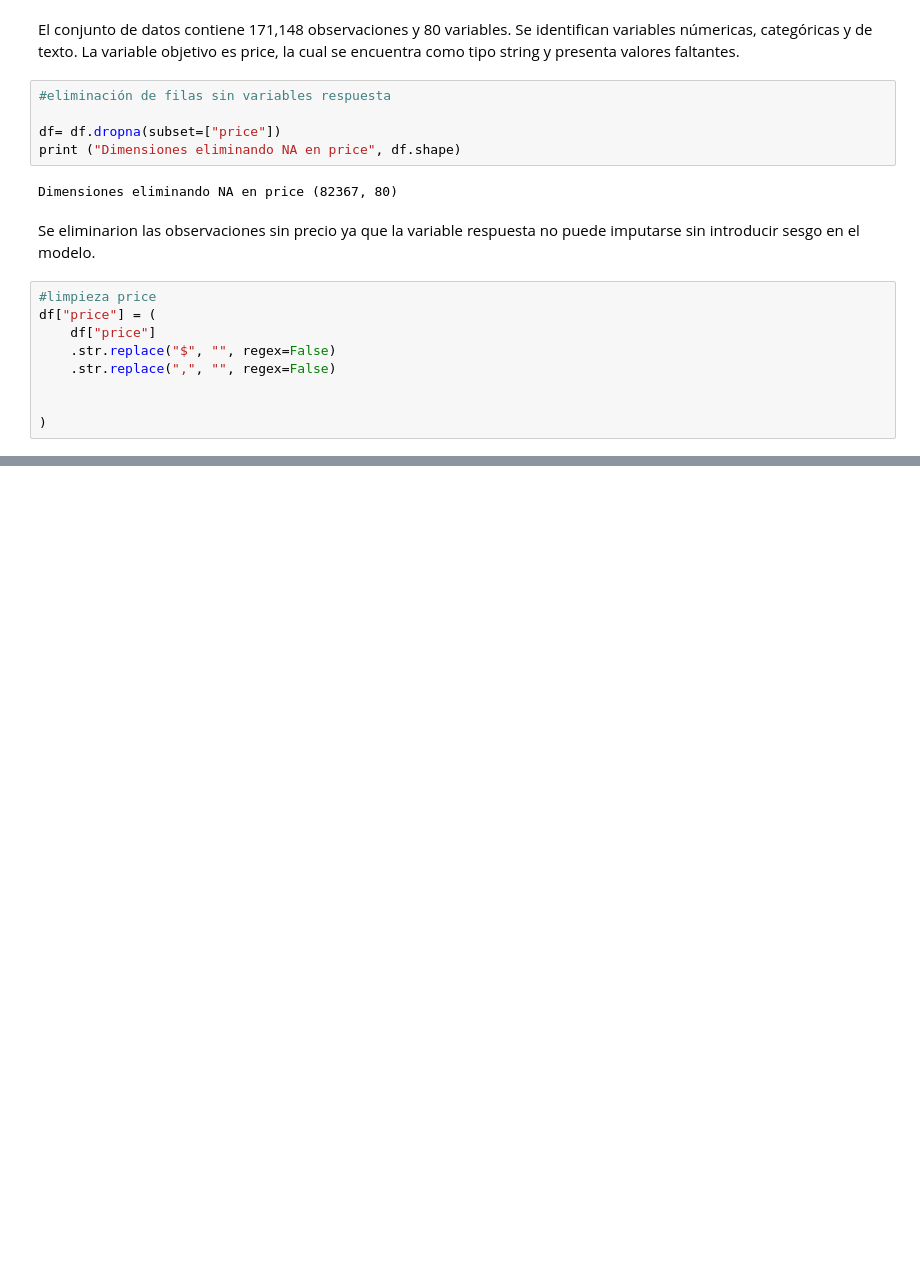
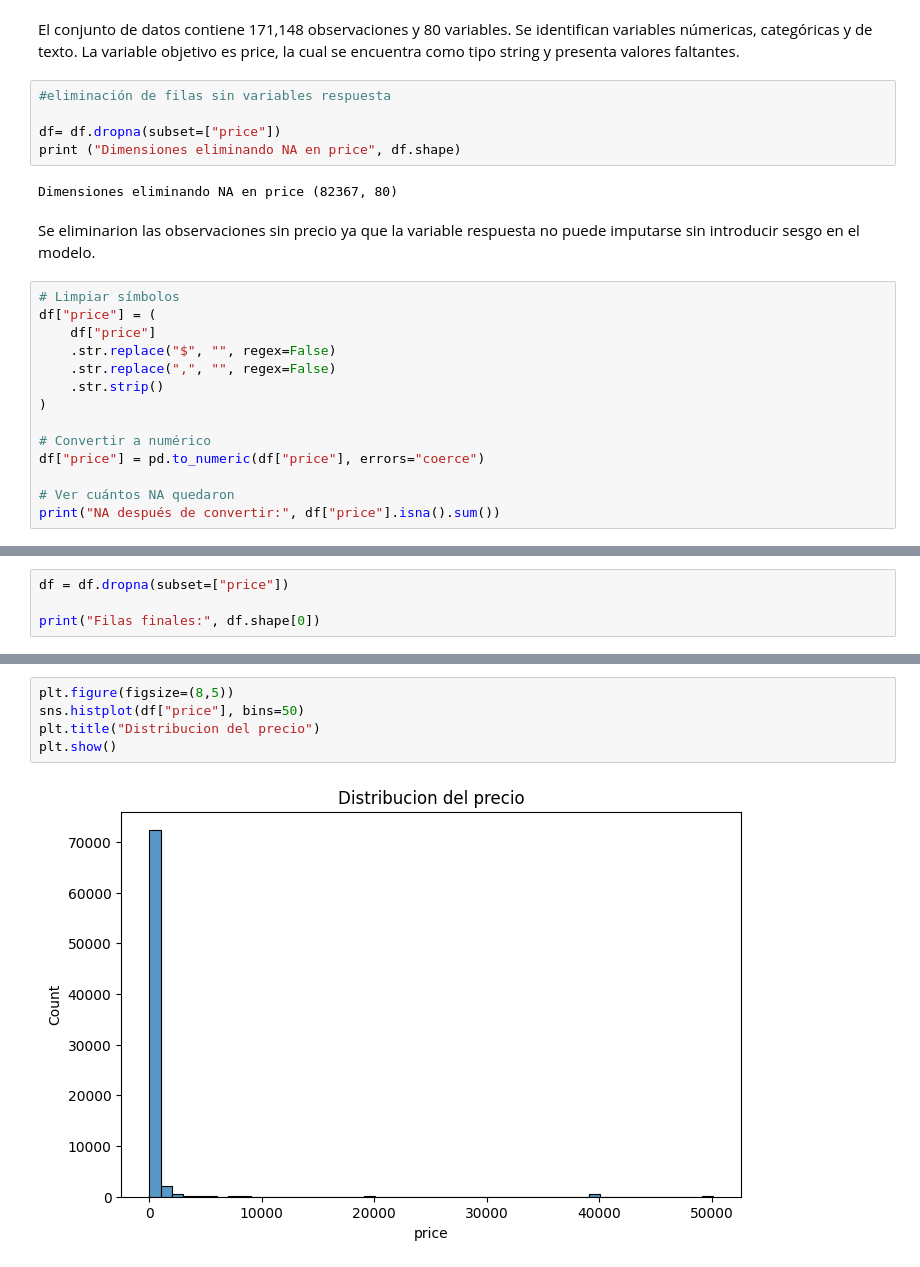
Before and after one commit to Ninaswiftie09/Mineria-de-Datos, a Jupyter notebook: 01_carga_y_limpieza.ipynb, the cells around one changed output, grey strips where cells are left out. Saved outputs shown, nothing was run; the diff lists cells and outputs as text; blank space fills up the shorter version.

```diff
--- a/01_carga_y_limpieza.ipynb
+++ b/01_carga_y_limpieza.ipynb
@@ -75,11 +77,16 @@ Dimensiones eliminando NA en price (82367, 80)
 # %% [markdown]
 Se eliminarion las observaciones sin precio ya que la variable respuesta no puede imputarse sin introducir sesgo en el modelo.
 # %%
-#limpieza price
+# Limpiar símbolos
 df["price"] = (
     df["price"]
     .str.replace("$", "", regex=False)
     .str.replace(",", "", regex=False)
+    .str.strip()
+)
 
+# Convertir a numérico
+df["price"] = pd.to_numeric(df["price"], errors="coerce")
 
-)
+# Ver cuántos NA quedaron
+print("NA después de convertir:", df["price"].isna().sum())
@@ -85,0 +95,4 @@ df["price"] = (
+# %%
+df = df.dropna(subset=["price"])
+
+print("Filas finales:", df.shape[0])
@@ -85,0 +113,7 @@ df["price"] = (
+# %%
+plt.figure(figsize=(8,5))
+sns.histplot(df["price"], bins=50)
+plt.title("Distribucion del precio")
+plt.show()
+# %% [output]
+[figure, added]
```
Also changed, not shown: parts of 8 cells of this notebook.
